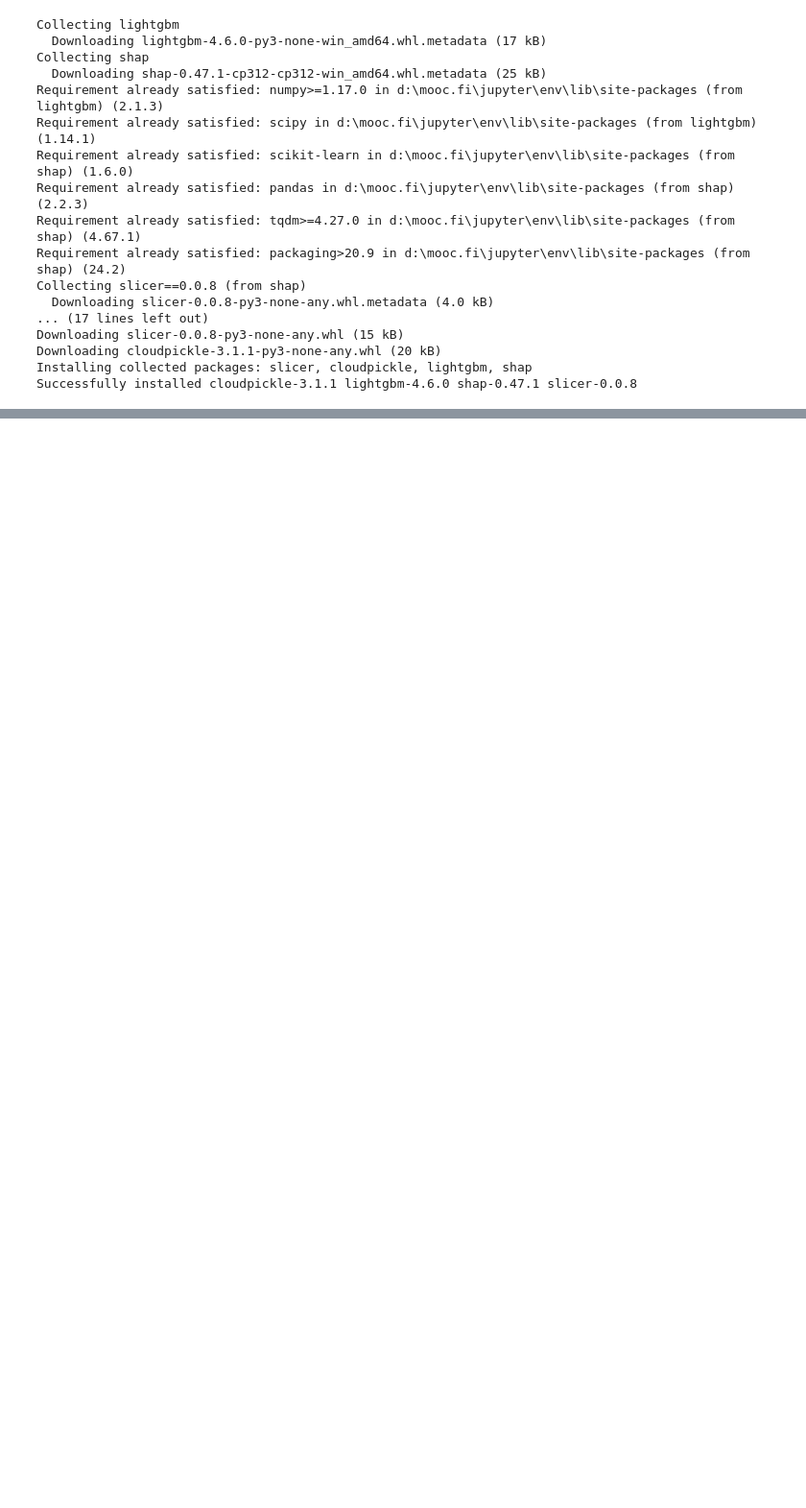
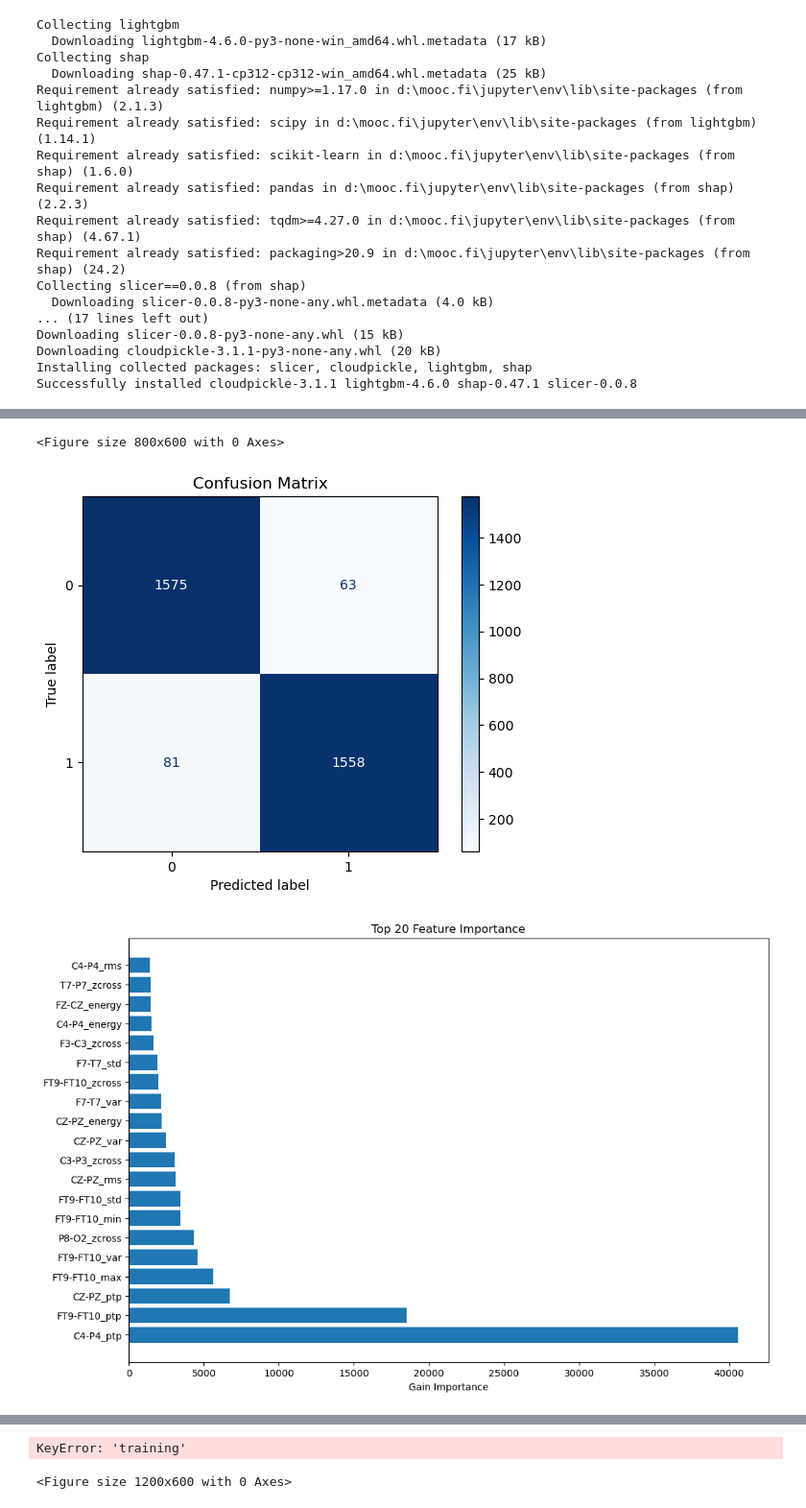
Before and after one commit to TheREALCleo/Multi-Model-EEG-Seizure-Prediction, a Jupyter notebook: src/Models.ipynb, the cells around one changed output, grey strips where cells are left out. Shown: that part at 96% size. Saved outputs shown, nothing was run; the diff lists cells and outputs as text; code cells hidden in the pictures; blank space fills up the shorter version.

```diff
--- a/src/Models.ipynb
+++ b/src/Models.ipynb
@@ -439,7 +441,7 @@ from sklearn.pipeline import Pipeline
 from sklearn.utils.class_weight import compute_class_weight
 
 # Load data
-data = pd.read_csv('your_dataset.csv')
+data = pd.read_csv('D:\\MOOC.fi\\Jupyter\\EEG\\Dataset\\timefeature_data.csv')
 X = data.drop('target', axis=1)
 y = data['target']
 
@@ -464,16 +466,17 @@ test_data = lgb.Dataset(X_test, label=y_test, reference=train_data, free_raw_dat
 # Advanced parameter grid
 param_grid = {
     'boosting_type': ['gbdt', 'dart'],  # Different boosting types
-    'num_leaves': [31, 63, 127],        # Control tree complexity
-    'max_depth': [-1, 7, 15],           # Limit tree depth
-    'learning_rate': [0.1, 0.05, 0.01],
-    'n_estimators': [100, 200, 300],
+    'num_leaves': [63],        # Control tree complexity
+    'max_depth': [ 7, 15],           # Limit tree depth
+    'learning_rate': [ 0.05],
+    'n_estimators': [200],
     'subsample': [0.8, 1.0],            # Stochastic gradient boosting
     'colsample_bytree': [0.8, 1.0],     # Feature fraction
-    'reg_alpha': [0, 0.1, 1],           # L1 regularization
-    'reg_lambda': [0, 0.1, 1],          # L2 regularization
-    'min_child_samples': [20, 50],      # Prevent overfitting
-    'class_weight': [None, 'balanced']
+    'reg_alpha': [0.1],           # L1 regularization
+    'reg_lambda': [0.1],          # L2 regularization
+    'min_child_samples': [20],      # Prevent overfitting
+    'class_weight': [None, 'balanced'],
+    'device': ['gpu']
 }
 
 # Advanced model configuration
@@ -482,6 +485,7 @@ model = lgb.LGBMClassifier(
     metric='binary_logloss',
     boosting_type='gbdt',
     importance_type='gain',
+    device='gpu',
     n_jobs=-1,
     verbose=-1
 )
@@ -543,15 +547,22 @@ def shap_analysis(model, X):
     explainer = shap.TreeExplainer(model)
     shap_values = explainer.shap_values(X)
 
+    # If binary classification, shap_values will be a list with two arrays
+    if isinstance(shap_values, list) and len(shap_values) == 2:
+        shap_values = shap_values[1]  # Use the SHAP values for the positive class
+
+    # SHAP Feature Importance (Bar Plot)
     plt.figure(figsize=(12, 8))
     shap.summary_plot(shap_values, X, plot_type="bar", show=False)
     plt.title('SHAP Feature Importance')
     plt.show()
 
+    # SHAP Value Distribution (Summary Plot)
     plt.figure(figsize=(12, 8))
     shap.summary_plot(shap_values, X, show=False)
     plt.title('SHAP Value Distribution')
     plt.show()
+
 
 # Learning Curve Analysis
 def plot_learning_curve(model, X, y):
@@ -593,3 +604,4 @@ print(pd.DataFrame({
     'Train ROC AUC': cv_results['train_roc_auc'],
     'Val ROC AUC': cv_results['test_roc_auc']
 }))
+# %% [output]
@@ -595,0 +625,3 @@ print(pd.DataFrame({
+<Figure size 800x600 with 0 Axes>
+[figure, added]
+[figure, added]
@@ -596,2 +630,4 @@ print(pd.DataFrame({
+KeyError: 'training'
+<Figure size 1200x600 with 0 Axes>
 # %%
 #HGB
```
Also changed, not shown: parts of 6 cells of this notebook.
